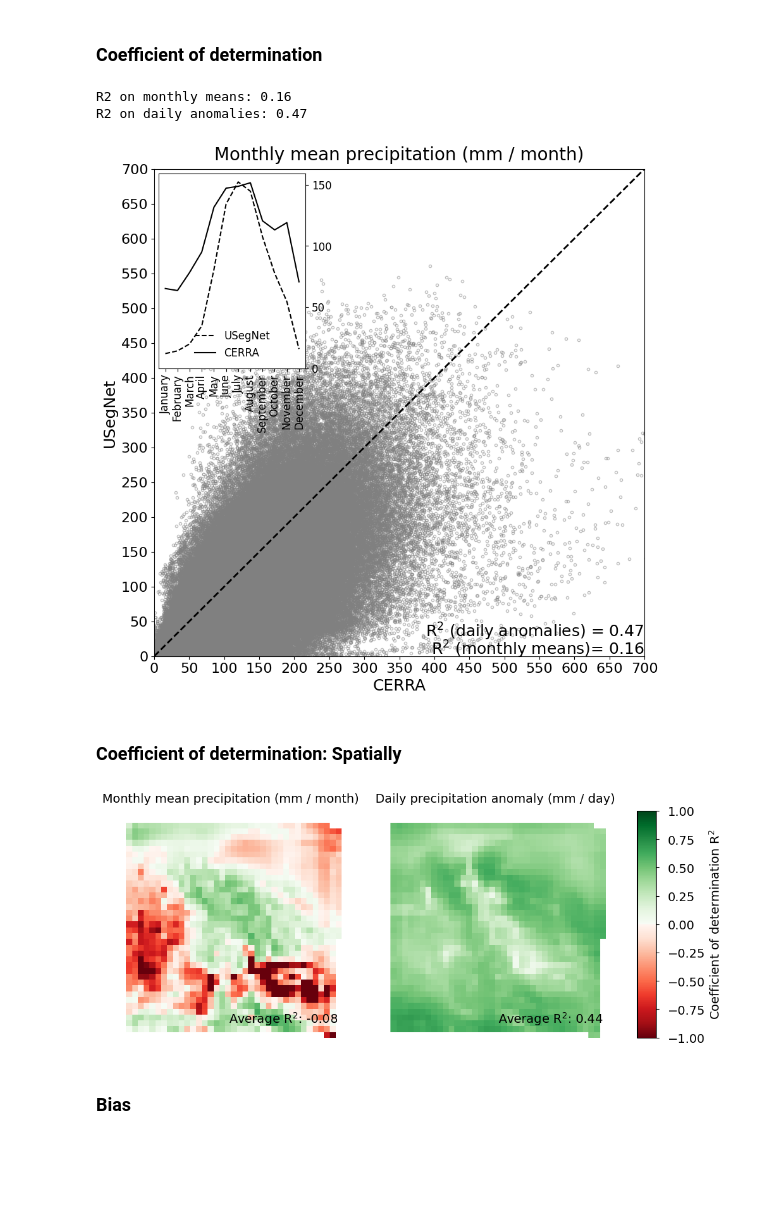
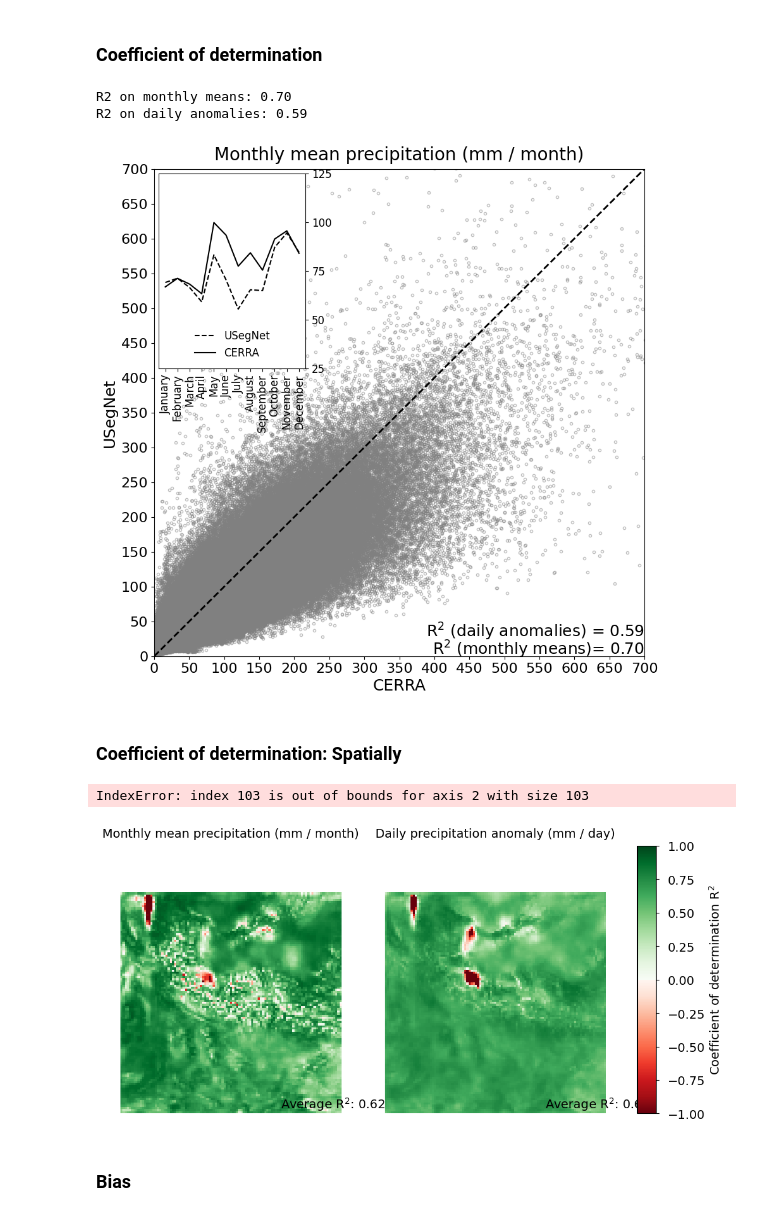
Before and after one commit to suriyahgit/downScaleML, a Jupyter notebook: Notebooks/DCEDNS_bias_testing_precipitation.ipynb, the cells around one changed output. Cells and saved outputs as stored; diff of their text form; code cells hidden in the pictures; blank space fills up the shorter version.

```diff
--- a/Notebooks/DCEDNS_bias_testing_precipitation.ipynb
+++ b/Notebooks/DCEDNS_bias_testing_precipitation.ipynb
@@ -31,8 +40,8 @@ NAMES = {'pr': 'precipitation'}
 PRED = 'USegNet'
 TRUE = 'CERRA'
 # %%
-y_pred = xr.open_dataset("/mnt/CEPH_PROJECTS/InterTwin/Climate_Downscaling/dcedns_exp/ERA5_PRED/pr/USegNet_pr_ztuvq_500_850_mslppr_dem_sa_doy_L1Loss_Adam_d1e-05_lr3e-04.nc")
-y_true = xr.open_dataset("/mnt/CEPH_PROJECTS/InterTwin/Climate_Downscaling/data/CERRA/pr/total_precipitation_1985_to_2016.nc")
+y_pred = xr.open_dataset("/mnt/CEPH_PROJECTS/InterTwin/Climate_Downscaling/larger_alps/ERA5_PRED/pr/USegNet_pr_ztuvq_500_850_mslppr_dem_sa_doy_1mm_BernoulliGammaLoss_Adam_d1e-02_lr1e-04.nc")
+y_true = xr.open_dataset("/mnt/CEPH_PROJECTS/InterTwin/Climate_Downscaling/larger_alps/CERRA/pr/CERRA_total_precipitation_1985_2020.nc")
 # %%
 # subset to time period covered by predictions
 y_true = y_true.sel(time=y_pred.time)
@@ -67,4 +77,6 @@ Data variables:
 # Minor changes to be made to dataset to align and making it compliant
 # y_true = y_true.drop_vars("spatial_ref")
 y_true = y_true.rename({'tp': 'precipitation'})
-y_pred = y_pred.rename({'pr': 'precipitation'})
+#y_pred = y_pred.rename({'pr': 'precipitation'})
+y_true = y_true.rename({'longitude': 'x','latitude': 'y'})
+y_true
@@ -174,8 +204,8 @@ print('R2 on monthly means: {:.2f}'.format(r2_mm))
 r2_anom = r2_score(y_true_av, y_pred_av)
 print('R2 on daily anomalies: {:.2f}'.format(r2_anom))
 # %% [output]
-R2 on monthly means: 0.16
-R2 on daily anomalies: 0.47
+R2 on monthly means: 0.70
+R2 on daily anomalies: 0.59
 # %%
 # scatter plot of observations vs. predictions
 fig, ax = plt.subplots(1, 1, figsize=(10, 10))
@@ -191,36 +221,36 @@ ax.plot(y_true_mv, y_pred_mv, 'o', alpha=.5, markeredgecolor='grey', markerfacec
 interval = np.arange(0, 750, 50)
 ax.plot(interval, interval, color='k', lw=2, ls='--')
 
 # add coefficients of determination
 ax.text(interval[-1] - 0.5, interval[0] + 2, s='R$^2$ (monthly means)= {:.2f}'.format(r2_mm), ha='right', fontsize=18)
 ax.text(interval[-1] - 0.5, interval[0] + 27.5, s='R$^2$ (daily anomalies) = {:.2f}'.format(r2_anom), ha='right', fontsize=18)
 
 # format axes
 ax.set_ylim(interval[0], interval[-1])
 ax.set_xlim(interval[0], interval[-1])
 ax.set_xticks(interval)
 ax.set_xticklabels(interval, fontsize=16)
 ax.set_yticks(interval)
 ax.set_yticklabels(interval, fontsize=16)
 ax.set_xlabel(TRUE, fontsize=18)
 ax.set_ylabel(PRED, fontsize=18)
 ax.set_title('Monthly mean {} (mm / month)'.format(NAMES[PREDICTAND]), fontsize=20, pad=10);
 
 # add axis for annual cycle
 axins = inset_axes(ax, width="30%", height="40%", loc=2, borderpad=0.5)
 axins.plot(y_pred_ac, ls='--', color='k', label=PRED)
 axins.plot(y_true_ac, ls='-', color='k', label=TRUE)
 axins.legend(frameon=False, fontsize=12, loc='lower center');
-axins.set_yticks(np.arange(0, 200, 50))
-axins.set_yticklabels(np.arange(0, 200, 50), fontsize=12)
+axins.set_yticks(np.arange(25, 150, 25))
+axins.set_yticklabels(np.arange(25, 150, 25), fontsize=12)
 axins.yaxis.tick_right()
 axins.set_xticks(np.arange(0, 12))
 axins.set_xticklabels([calendar.month_name[i + 1] for i in np.arange(0, 12)], rotation=90, fontsize=12)
 
 # save figure
 fig.savefig('../Notebooks/Figures/{}_r2.png'.format(PREDICTAND), dpi=300, bbox_inches='tight')
 # %% [output]
-[figure, old version]
+[figure, new version]
 # %% [markdown]
 ### Coefficient of determination: Spatially
 # %%
@@ -251,6 +281,8 @@ for i, _ in enumerate(y_pred_m.x):
         # compute coefficient of determination
         r2[0, j, i] = r2_score(point_true, point_pred)
         r2[1, j, i] = r2_score(point_anom_true, point_anom_pred)
+# %% [output]
+IndexError: index 103 is out of bounds for axis 2 with size 103
 # %%
 # define color map: red to green
 grn = cm.get_cmap('Greens', 128)
@@ -284,7 +316,7 @@ cbar_bias.ax.tick_params(labelsize=14, pad=10)
 # save figure
 fig.savefig('../Notebooks/Figures/{}_r2_spatial.png'.format(PREDICTAND), dpi=300, bbox_inches='tight')
 # %% [output]
-[figure, old version]
+[figure, new version]
 # %% [markdown]
 ### Bias
 # %% [markdown]
```
Also changed, not shown: parts of 21 cells of this notebook, 24 other files.
